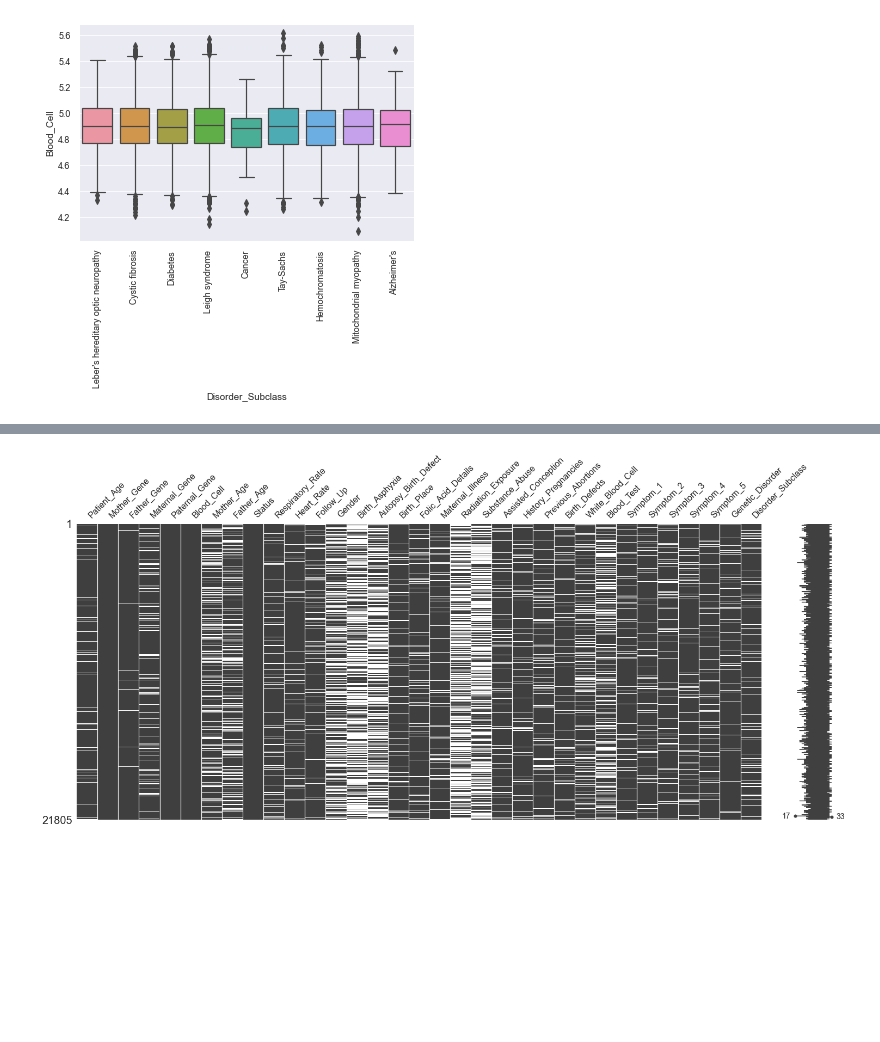
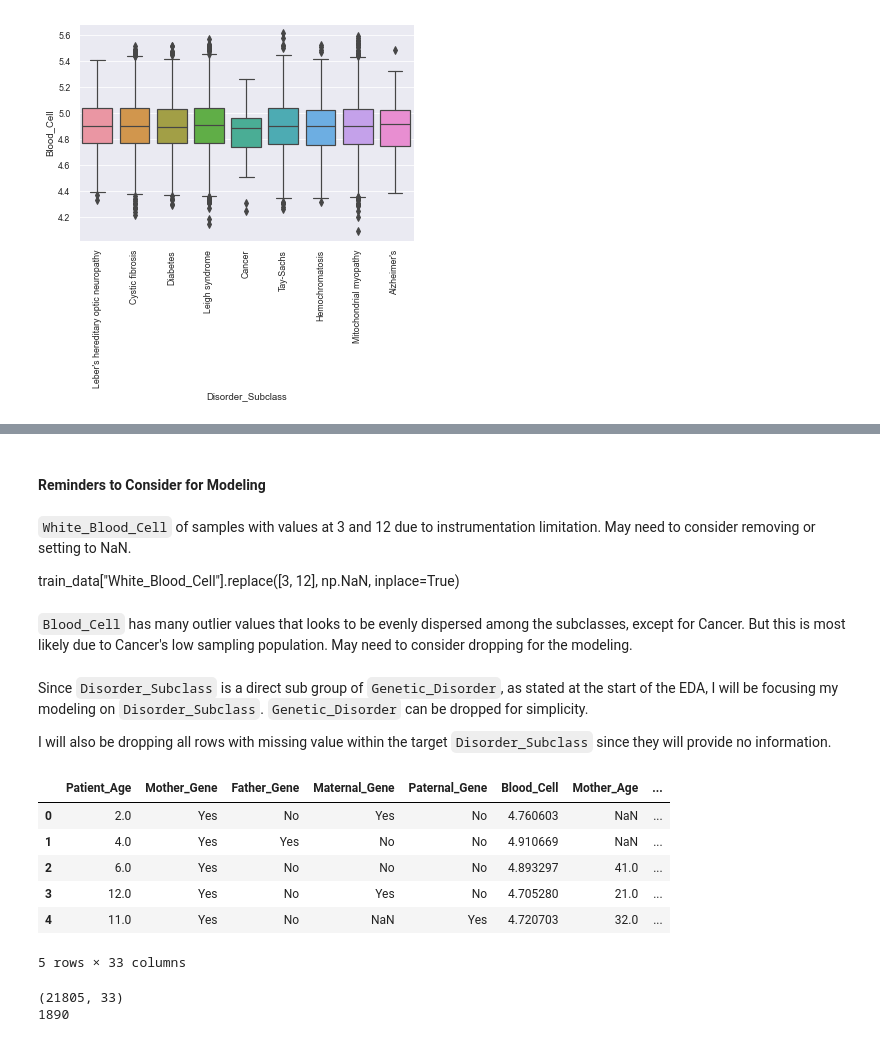
Before and after one commit to ehsung/Capstone-Project-2---Identify-Genetic-Disorder-is-Children, a Jupyter notebook: Notebooks/EDA.ipynb, the cells around one changed output, grey strips where cells are left out. Cells and saved outputs as stored; diff of their text form; code cells hidden in the pictures; blank space fills up the shorter version.

```diff
--- a/Notebooks/EDA.ipynb
+++ b/Notebooks/EDA.ipynb
@@ -683,5 +656,0 @@ missing_data.sort_values(by="count", ascending=False)
-# %%
-msno.matrix(train_data)
-plt.show()
-# %% [output]
-[figure, removed]
@@ -690,0 +657,28 @@ train_data.to_csv('../Data/train_data_EDA_cleaned.csv')
+# %% [markdown]
+#### Reminders to Consider for Modeling
+# %% [markdown]
+`White_Blood_Cell` of samples with values at 3 and 12 due to instrumentation limitation. May need to consider removing or setting to NaN.
+
+train_data["White_Blood_Cell"].replace([3, 12], np.NaN, inplace=True)
+# %% [markdown]
+`Blood_Cell` has many outlier values that looks to be evenly dispersed among the subclasses, except for Cancer. But this is most likely due to Cancer's low sampling population. May need to consider dropping for the modeling.
+# %% [markdown]
+Since `Disorder_Subclass` is a direct sub group of `Genetic_Disorder`, as stated at the start of the EDA, I will be focusing my modeling on `Disorder_Subclass`. `Genetic_Disorder` can be dropped for simplicity.
+
+I will also be dropping all rows with missing value within the target `Disorder_Subclass` since they will provide no information.
+# %%
+train_data.head()
+# %% [output]
+|  | Patient_Age | Mother_Gene | Father_Gene | Maternal_Gene | Paternal_Gene | Blood_Cell | Mother_Age | ... |
+| 0 | 2.0 | Yes | No | Yes | No | 4.760603 | NaN | ... |
+| 1 | 4.0 | Yes | Yes | No | No | 4.910669 | NaN | ... |
+| 2 | 6.0 | Yes | No | No | No | 4.893297 | 41.0 | ... |
+| 3 | 12.0 | Yes | No | Yes | No | 4.705280 | 21.0 | ... |
+| 4 | 11.0 | Yes | No | NaN | Yes | 4.720703 | 32.0 | ... |
+5 rows × 33 columns
+# %%
+print(train_data.shape)
+print(train_data["Disorder_Subclass"].isnull().sum())
+# %% [output]
+(21805, 33)
+1890
```
Also changed, not shown: parts of 18 cells of this notebook, 3 other files.
